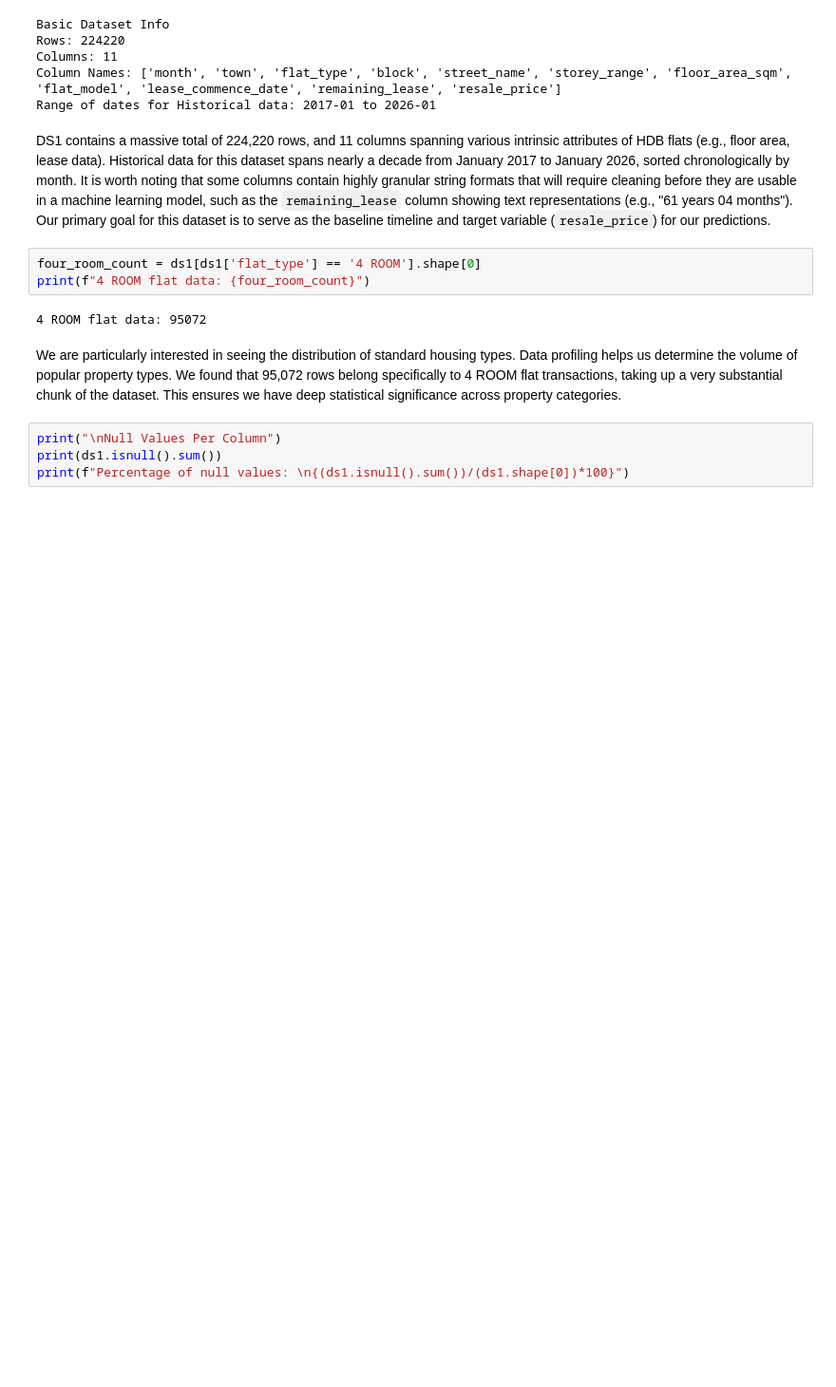
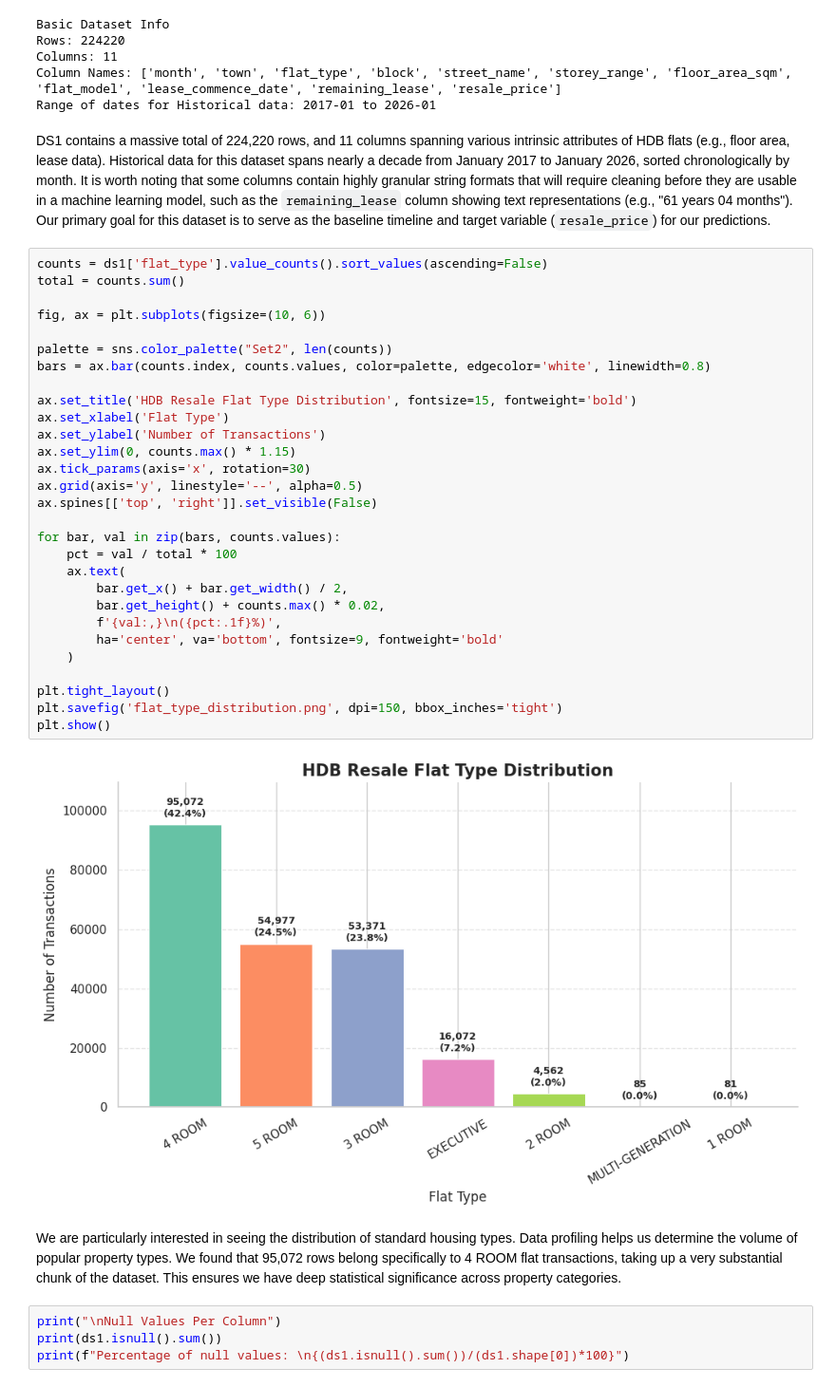
Before and after one commit to DanielNg0729/SC3021DataScienceProject, a Jupyter notebook: Group_1_SC3021.ipynb, the cells around one changed output. Shown at 95% size. Saved outputs shown, nothing was run; the diff lists cells and outputs as text; blank space fills up the shorter version.

Commit message:
Add bar chart for illustrate dataset and add EDA (still error)

```diff
--- a/Group_1_SC3021.ipynb
+++ b/Group_1_SC3021.ipynb
@@ -135,11 +162,37 @@ Range of dates for Historical data: 2017-01 to 2026-01
 # %% [markdown]
 DS1 contains a massive total of 224,220 rows, and 11 columns spanning various intrinsic attributes of HDB flats (e.g., floor area, lease data). Historical data for this dataset spans nearly a decade from January 2017 to January 2026, sorted chronologically by month.
 It is worth noting that some columns contain highly granular string formats that will require cleaning before they are usable in a machine learning model, such as the `remaining_lease` column showing text representations (e.g., "61 years 04 months"). Our primary goal for this dataset is to serve as the baseline timeline and target variable (`resale_price`) for our predictions.
-# %%
-four_room_count = ds1[ds1['flat_type'] == '4 ROOM'].shape[0]
-print(f"4 ROOM flat data: {four_room_count}")
-# %% [output]
-4 ROOM flat data: 95072
+# %%
+counts = ds1['flat_type'].value_counts().sort_values(ascending=False)
+total = counts.sum()
+
+fig, ax = plt.subplots(figsize=(10, 6))
+
+palette = sns.color_palette("Set2", len(counts))
+bars = ax.bar(counts.index, counts.values, color=palette, edgecolor='white', linewidth=0.8)
+
+ax.set_title('HDB Resale Flat Type Distribution', fontsize=15, fontweight='bold')
+ax.set_xlabel('Flat Type')
+ax.set_ylabel('Number of Transactions')
+ax.set_ylim(0, counts.max() * 1.15)
+ax.tick_params(axis='x', rotation=30)
+ax.grid(axis='y', linestyle='--', alpha=0.5)
+ax.spines[['top', 'right']].set_visible(False)
+
+for bar, val in zip(bars, counts.values):
+    pct = val / total * 100
+    ax.text(
+        bar.get_x() + bar.get_width() / 2,
+        bar.get_height() + counts.max() * 0.02,
+        f'{val:,}\n({pct:.1f}%)',
+        ha='center', va='bottom', fontsize=9, fontweight='bold'
+    )
+
+plt.tight_layout()
+plt.savefig('flat_type_distribution.png', dpi=150, bbox_inches='tight')
+plt.show()
+# %% [output]
+[figure, added]
 # %% [markdown]
 We are particularly interested in seeing the distribution of standard housing types. Data profiling helps us determine the volume of popular property types. We found that 95,072 rows belong specifically to 4 ROOM flat transactions, taking up a very substantial chunk of the dataset. This ensures we have deep statistical significance across property categories.
 # %%
```
Also changed, not shown: parts of 48 cells of this notebook.
